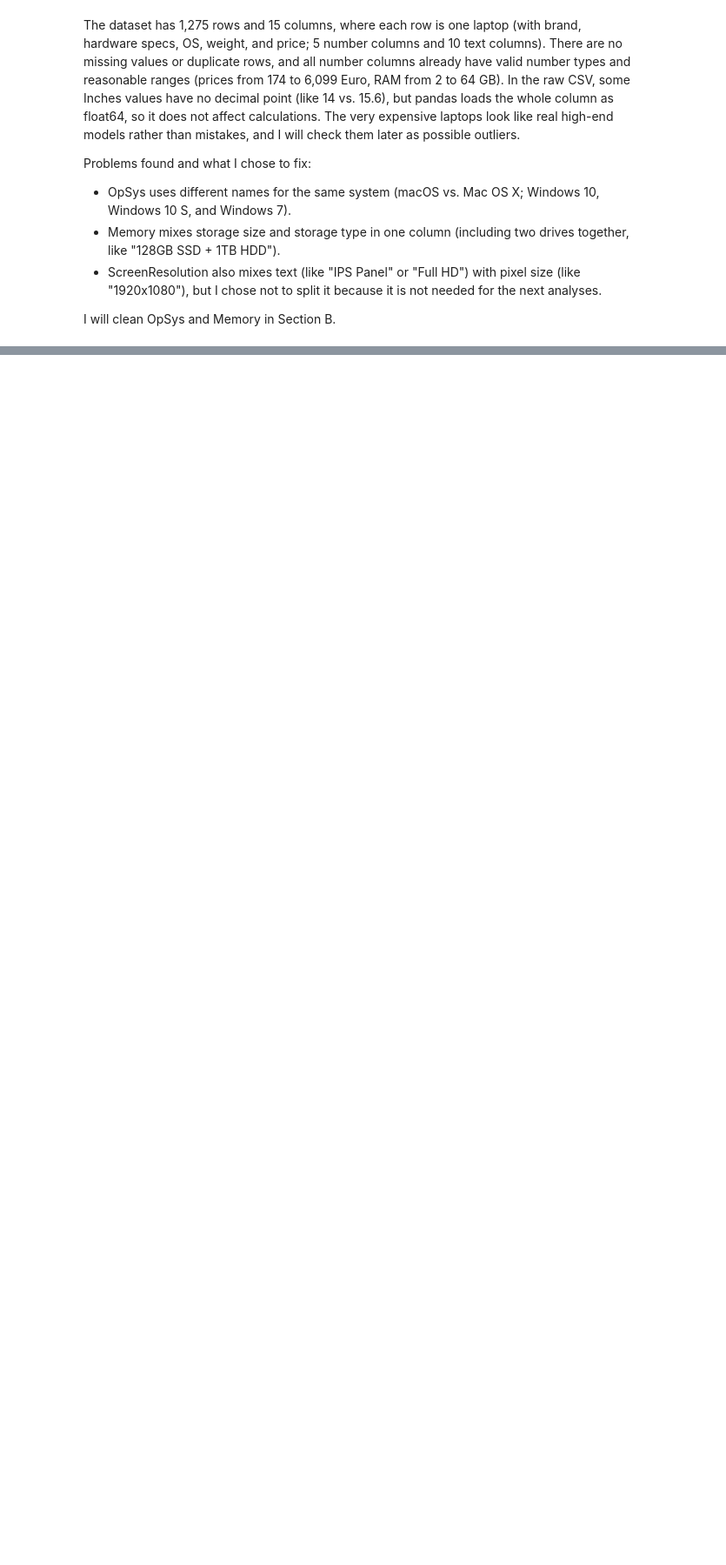
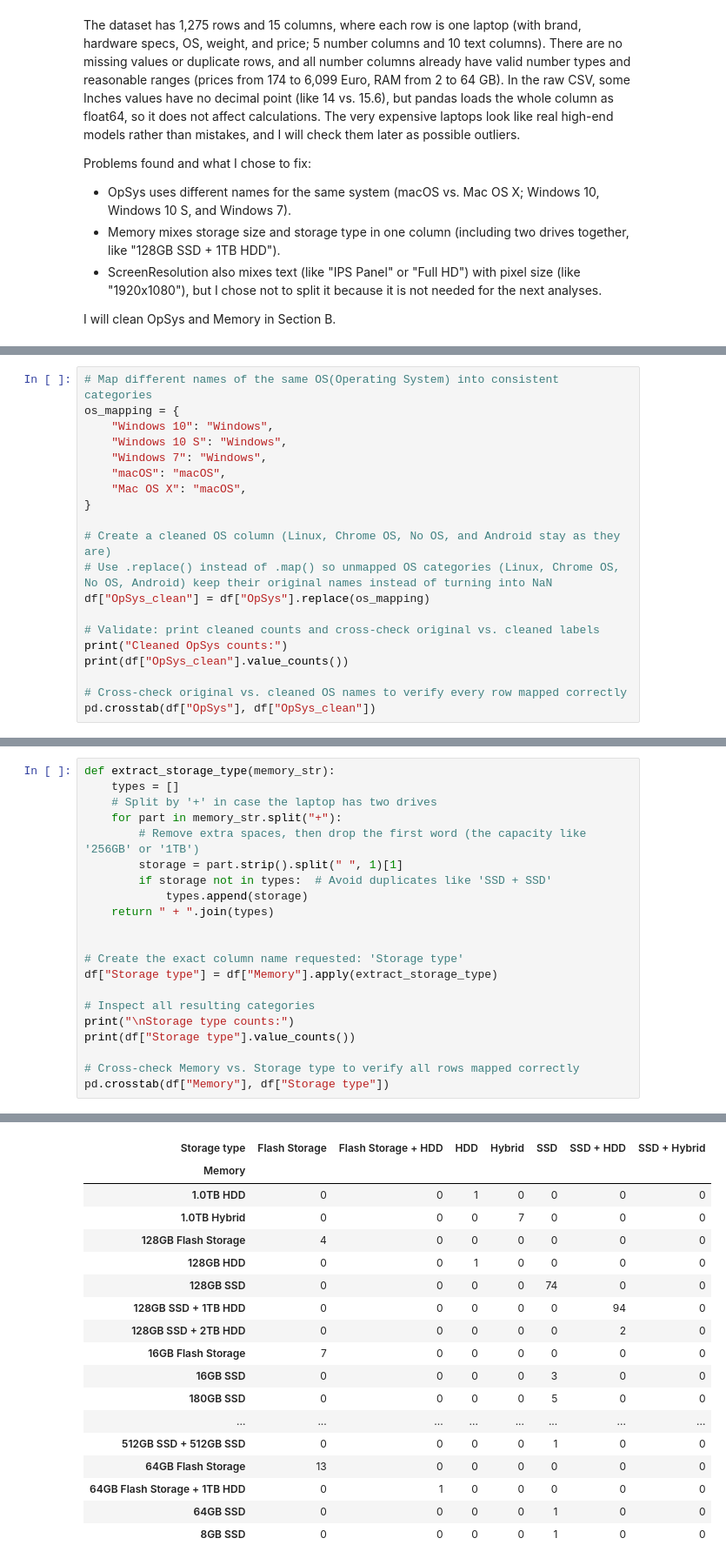
Before and after one commit to noyNosrati/MiniProject_python_1, a Jupyter notebook: Q2_laptop_analysis.ipynb, the cells around one changed output, grey strips where cells are left out. Shown at 87% size. Saved outputs shown, nothing was run; the diff lists cells and outputs as text; blank space fills up the shorter version.

```diff
--- a/Q2_laptop_analysis.ipynb
+++ b/Q2_laptop_analysis.ipynb
@@ -101,0 +110,20 @@ I will clean OpSys and Memory in Section B.
+# %%
+# Map different names of the same OS(Operating System) into consistent categories
+os_mapping = {
+    "Windows 10": "Windows",
+    "Windows 10 S": "Windows",
+    "Windows 7": "Windows",
+    "macOS": "macOS",
+    "Mac OS X": "macOS",
+}
+
+# Create a cleaned OS column (Linux, Chrome OS, No OS, and Android stay as they are)
+# Use .replace() instead of .map() so unmapped OS categories (Linux, Chrome OS, No OS, Android) keep their original names instead of turning into NaN
+df["OpSys_clean"] = df["OpSys"].replace(os_mapping)
+
+# Validate: print cleaned counts and cross-check original vs. cleaned labels
+print("Cleaned OpSys counts:")
+print(df["OpSys_clean"].value_counts())
+
+# Cross-check original vs. cleaned OS names to verify every row mapped correctly
+pd.crosstab(df["OpSys"], df["OpSys_clean"])
@@ -101,0 +172,22 @@ I will clean OpSys and Memory in Section B.
+# %%
+def extract_storage_type(memory_str):
+    types = []
+    # Split by '+' in case the laptop has two drives
+    for part in memory_str.split("+"):
+        # Remove extra spaces, then drop the first word (the capacity like '256GB' or '1TB')
+        storage = part.strip().split(" ", 1)[1]
+        if storage not in types:  # Avoid duplicates like 'SSD + SSD'
+            types.append(storage)
+    return " + ".join(types)
+
+
+# Create the exact column name requested: 'Storage type'
+df["Storage type"] = df["Memory"].apply(extract_storage_type)
+
+# Inspect all resulting categories
+print("\nStorage type counts:")
+print(df["Storage type"].value_counts())
+
+# Cross-check Memory vs. Storage type to verify all rows mapped correctly
+pd.crosstab(df["Memory"], df["Storage type"])
+# %% [output]
@@ -101,0 +204,18 @@ I will clean OpSys and Memory in Section B.
+| Storage type | Flash Storage | Flash Storage + HDD | HDD | Hybrid | SSD | SSD + HDD | SSD + Hybrid |
+| Memory |  |  |  |  |  |  |  |
+| 1.0TB HDD | 0 | 0 | 1 | 0 | 0 | 0 | 0 |
+| 1.0TB Hybrid | 0 | 0 | 0 | 7 | 0 | 0 | 0 |
+| 128GB Flash Storage | 4 | 0 | 0 | 0 | 0 | 0 | 0 |
+| 128GB HDD | 0 | 0 | 1 | 0 | 0 | 0 | 0 |
+| 128GB SSD | 0 | 0 | 0 | 0 | 74 | 0 | 0 |
+| 128GB SSD + 1TB HDD | 0 | 0 | 0 | 0 | 0 | 94 | 0 |
+| 128GB SSD + 2TB HDD | 0 | 0 | 0 | 0 | 0 | 2 | 0 |
+| 16GB Flash Storage | 7 | 0 | 0 | 0 | 0 | 0 | 0 |
+| 16GB SSD | 0 | 0 | 0 | 0 | 3 | 0 | 0 |
+| 180GB SSD | 0 | 0 | 0 | 0 | 5 | 0 | 0 |
+| ... | ... | ... | ... | ... | ... | ... | ... |
+| 512GB SSD + 512GB SSD | 0 | 0 | 0 | 0 | 1 | 0 | 0 |
+| 64GB Flash Storage | 13 | 0 | 0 | 0 | 0 | 0 | 0 |
+| 64GB Flash Storage + 1TB HDD | 0 | 1 | 0 | 0 | 0 | 0 | 0 |
+| 64GB SSD | 0 | 0 | 0 | 0 | 1 | 0 | 0 |
+| 8GB SSD | 0 | 0 | 0 | 0 | 1 | 0 | 0 |
```
Also changed, not shown: parts of 5 cells of this notebook.
